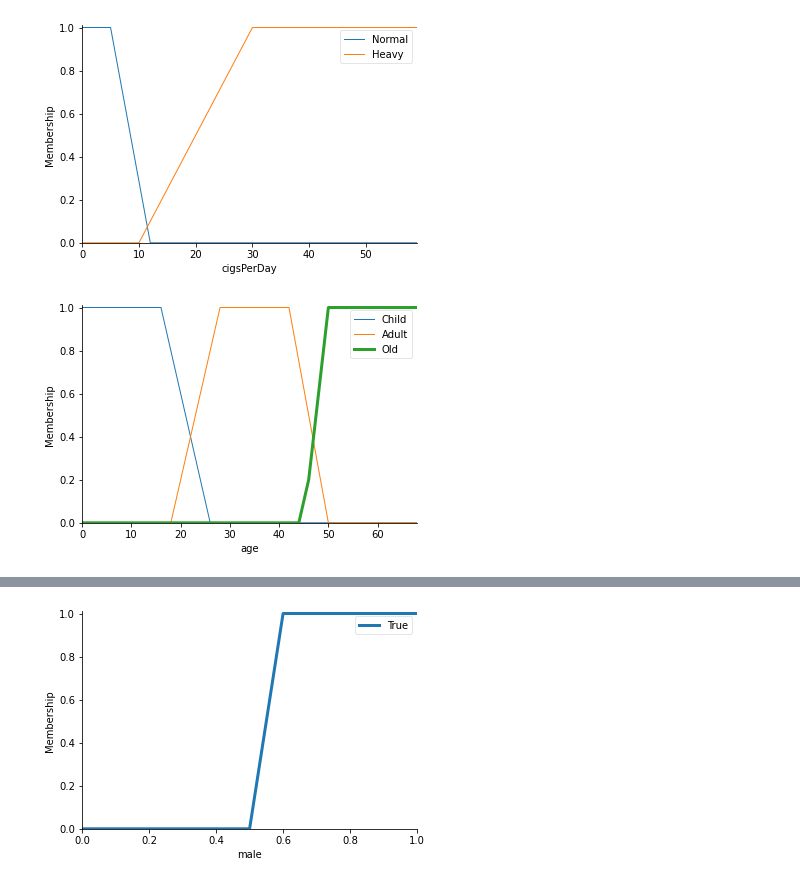
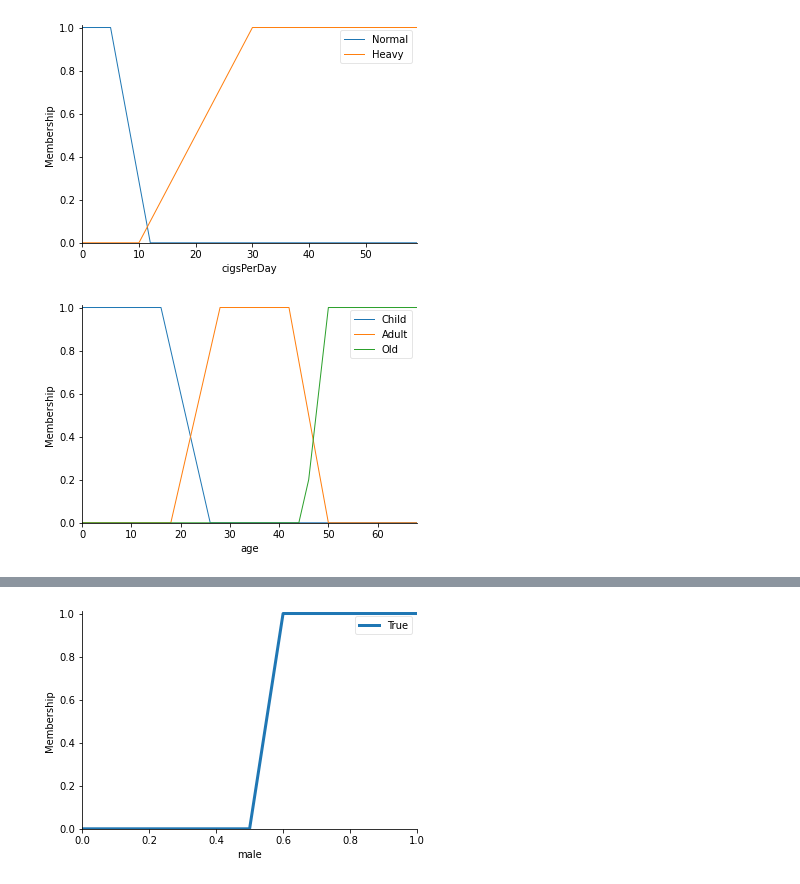
Before and after one commit to miretteamin/CHD-Prediction-using-Fuzzy-Logic, a Jupyter notebook: CHD.ipynb, the cells around one changed output, grey strips where cells are left out. Drawn from its saved outputs; the diff is of its cells as text; code cells hidden in the pictures.

```diff
--- a/CHD.ipynb
+++ b/CHD.ipynb
@@ -75,10 +53,10 @@ cigsPerDay.view()
 # %%
 age = ctrl.Antecedent(np.arange(0, 70, 2), 'age')
 age['Child'] = fuzz.trapmf(age.universe, [-1, 0, 16, 26])
 age['Adult'] = fuzz.trapmf(age.universe, [18, 28, 42, 50])
 age['Old'] = fuzz.trapmf(age.universe, [45, 50, 79, 80])
-age['Old'].view()
+age.view()
 # %% [output]
-[figure, old version]
+[figure, new version]
 # %%
 
```
Also changed, not shown: parts of 33 cells of this notebook, 1 other file.
